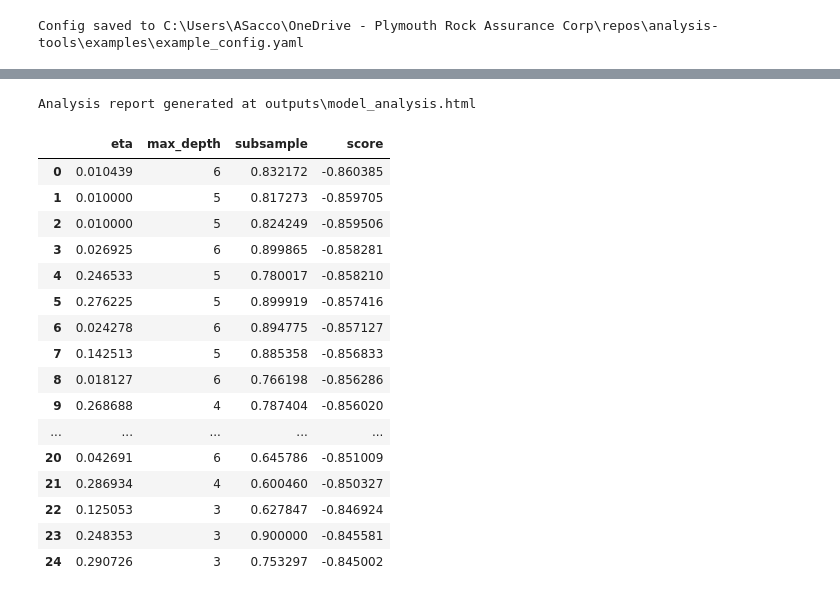
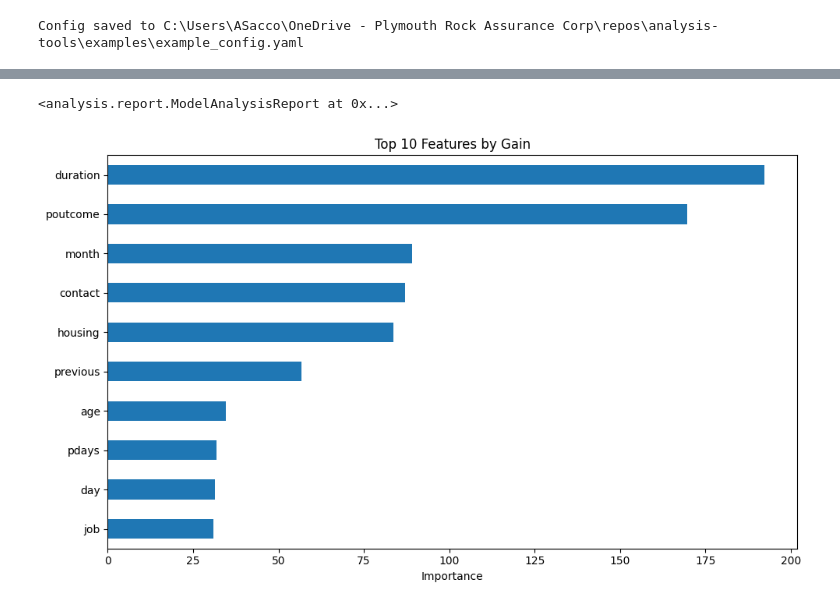
Before and after one commit to asacco-97/analysis-tools, a Jupyter notebook: notebooks/training_example.ipynb, the cells around one changed output, grey strips where cells are left out. Cells and saved outputs as stored; diff of their text form; code cells hidden in the pictures.

Commit message:
Add all training features to training_example.ipynb

```diff
--- a/notebooks/training_example.ipynb
+++ b/notebooks/training_example.ipynb
@@ -37,7 +55,7 @@ df.head()
 df["target"] = np.where(df["y"] == "no", 0, 1)
 
 # Add weights to test weight parameter across functions
-df["weights"] = np.abs(np.random.randn(len(df.index)))
+df["weights"] = np.abs(np.random.randn(len(df.index))).clip(0.8, 1.0)
 
 # Add an arbitrary data split for testing functions (TVH = 40/30/30)
 df["random"] = np.random.uniform(0, 1, len(df.index))
@@ -50,6 +68,9 @@ df["split"] = np.where(
         "T"
     )
 )
+
+# Add weights to test weight parameter across functions
+df["weights"] = np.abs(np.random.randn(len(df.index))).clip(0.4, 1.0)
 # %%
 df["split"].value_counts(dropna=False, normalize=True)
 # %% [output]
@@ -178,26 +303,8 @@ EvaluationConfig(output_report=True, report_file='model_analysis.html', report_p
+# %%
+mar
+# %% [output]
+<analysis.report.ModelAnalysisReport at 0x...>
 # %%
-mt_xgboost.train()
+mt_xgboost.plot_feature_importance("gain", top_n=10)
+# %% [output]
+[figure, added]
-# %%
-mt_xgboost.evaluate()
-# %% [output]
-Analysis report generated at outputs\model_analysis.html
-# %%
-mt_xgboost.tune()
-# %% [output]
-|  | eta | max_depth | subsample | score |
-| 0 | 0.010439 | 6 | 0.832172 | -0.860385 |
-| 1 | 0.010000 | 5 | 0.817273 | -0.859705 |
-| 2 | 0.010000 | 5 | 0.824249 | -0.859506 |
-| 3 | 0.026925 | 6 | 0.899865 | -0.858281 |
-| 4 | 0.246533 | 5 | 0.780017 | -0.858210 |
-| 5 | 0.276225 | 5 | 0.899919 | -0.857416 |
-| 6 | 0.024278 | 6 | 0.894775 | -0.857127 |
-| 7 | 0.142513 | 5 | 0.885358 | -0.856833 |
-| 8 | 0.018127 | 6 | 0.766198 | -0.856286 |
-| 9 | 0.268688 | 4 | 0.787404 | -0.856020 |
-| ... | ... | ... | ... | ... |
-| 20 | 0.042691 | 6 | 0.645786 | -0.851009 |
-| 21 | 0.286934 | 4 | 0.600460 | -0.850327 |
-| 22 | 0.125053 | 3 | 0.627847 | -0.846924 |
-| 23 | 0.248353 | 3 | 0.900000 | -0.845581 |
-| 24 | 0.290726 | 3 | 0.753297 | -0.845002 |
```
Also changed, not shown: parts of 28 cells of this notebook.
